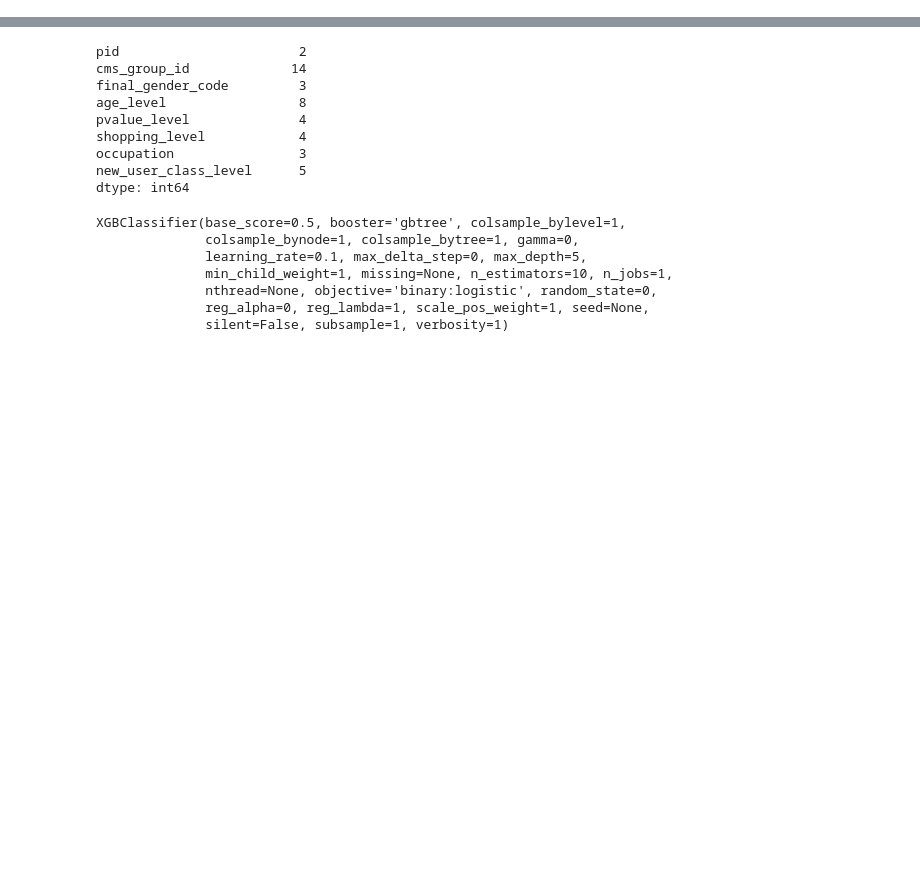
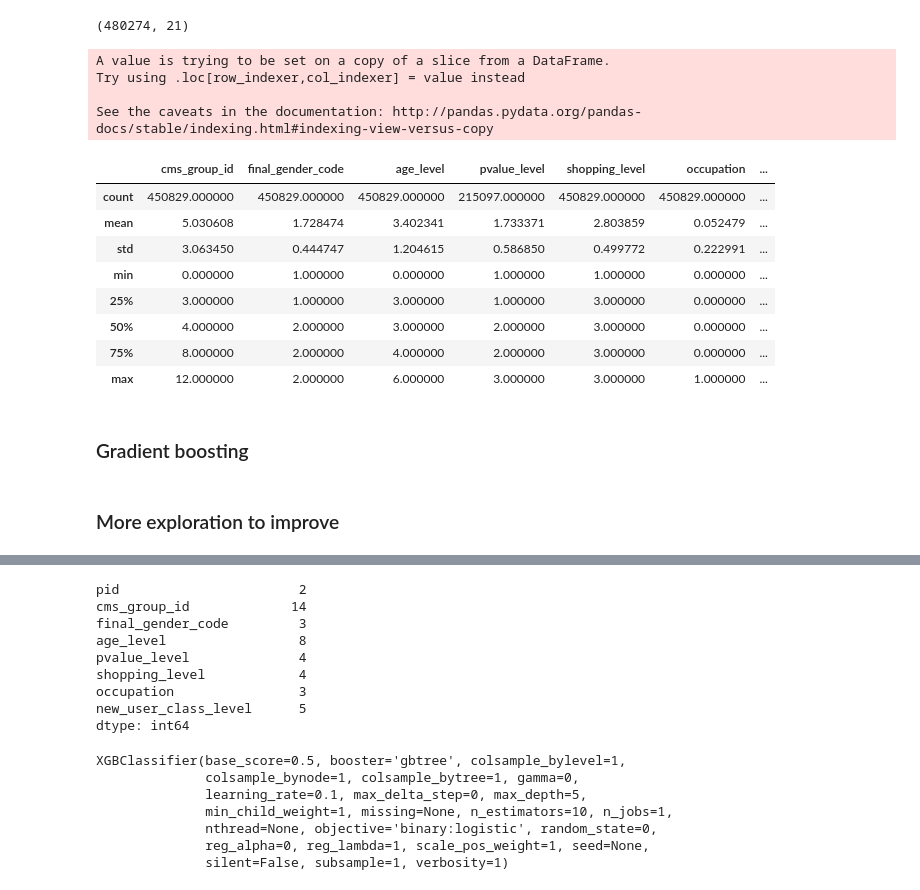
Before and after one commit to elainewyq/Click_Through_Rate_Prediction_Taobao, a Jupyter notebook: CTR_Modeling.ipynb, the cells around one changed output, grey strips where cells are left out. Saved outputs shown, nothing was run; the diff lists cells and outputs as text; code cells hidden in the pictures; blank space fills up the shorter version.

```diff
--- a/CTR_Modeling.ipynb
+++ b/CTR_Modeling.ipynb
@@ -75,3 +65,7 @@ dtype: int64
 # %%
-#Except for feature 'price', fill in all missing value as a new category 'unknow'
-ctr.fillna(value= 'Unknow', inplace=True)
+# Except for feature 'price', fill in all missing value as a new category 'unknow'
+# ctr.fillna(value= 'Unknow', inplace=True)
+# %%
+fea_list = ['pid','cms_group_id', 'final_gender_code', 'age_level',
+       'pvalue_level', 'shopping_level', 'occupation',
+       'new_user_class_level ', 'cms_segid']
@@ -77,0 +108,32 @@ ctr.fillna(value= 'Unknow', inplace=True)
+# %%
+# Downsampling
+
+# keep all positive examples, keep 1/10 negative examples
+mask = ctr['clk'].apply(lambda c: c>0 or random.random() > 0.9)
+ctr2 = ctr[mask]
+ctr2.shape
+# %% [output]
+(480274, 21)
+# %%
+df = ctr2[fea_list]
+# %% [output]
+A value is trying to be set on a copy of a slice from a DataFrame.
+Try using .loc[row_indexer,col_indexer] = value instead
+
+See the caveats in the documentation: http://pandas.pydata.org/pandas-docs/stable/indexing.html#indexing-view-versus-copy
+# %%
+# df = pd.get_dummies(ctr2[fea_list].astype(str))
+
+df.describe()
+# %% [output]
+|  | cms_group_id | final_gender_code | age_level | pvalue_level | shopping_level | occupation | ... |
+| count | 450829.000000 | 450829.000000 | 450829.000000 | 215097.000000 | 450829.000000 | 450829.000000 | ... |
+| mean | 5.030608 | 1.728474 | 3.402341 | 1.733371 | 2.803859 | 0.052479 | ... |
+| std | 3.063450 | 0.444747 | 1.204615 | 0.586850 | 0.499772 | 0.222991 | ... |
+| min | 0.000000 | 1.000000 | 0.000000 | 1.000000 | 1.000000 | 0.000000 | ... |
+| 25% | 3.000000 | 1.000000 | 3.000000 | 1.000000 | 3.000000 | 0.000000 | ... |
+| 50% | 4.000000 | 2.000000 | 3.000000 | 2.000000 | 3.000000 | 0.000000 | ... |
+| 75% | 8.000000 | 2.000000 | 4.000000 | 2.000000 | 3.000000 | 0.000000 | ... |
+| max | 12.000000 | 2.000000 | 6.000000 | 3.000000 | 3.000000 | 1.000000 | ... |
+# %% [markdown]
+### Gradient boosting
@@ -77,0 +144,2 @@ ctr.fillna(value= 'Unknow', inplace=True)
+# %% [markdown]
+### More exploration to improve
```
Also changed, not shown: parts of 41 cells of this notebook.
